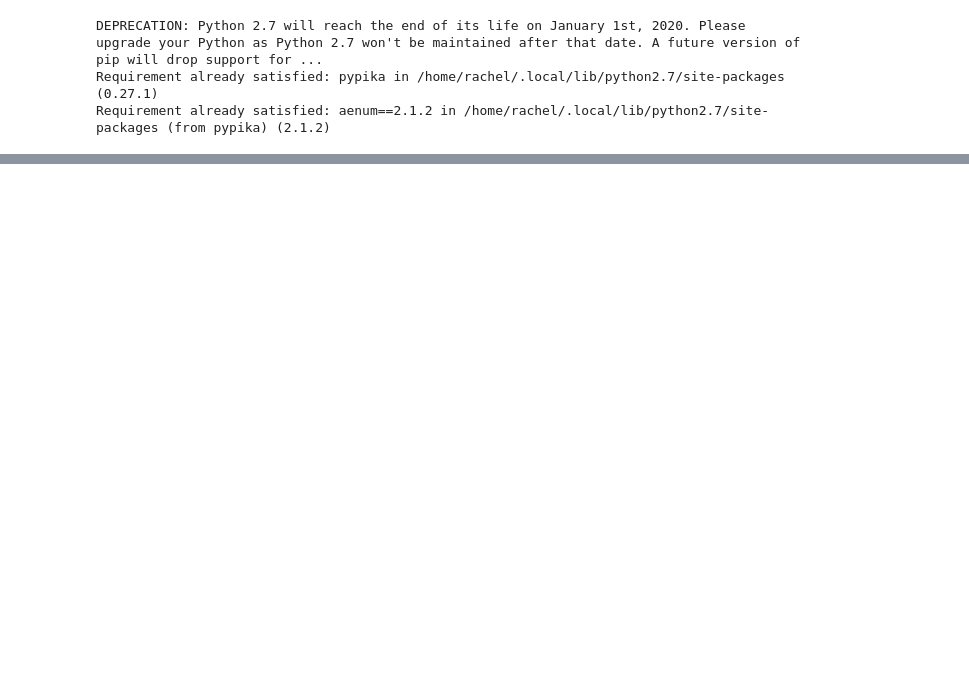
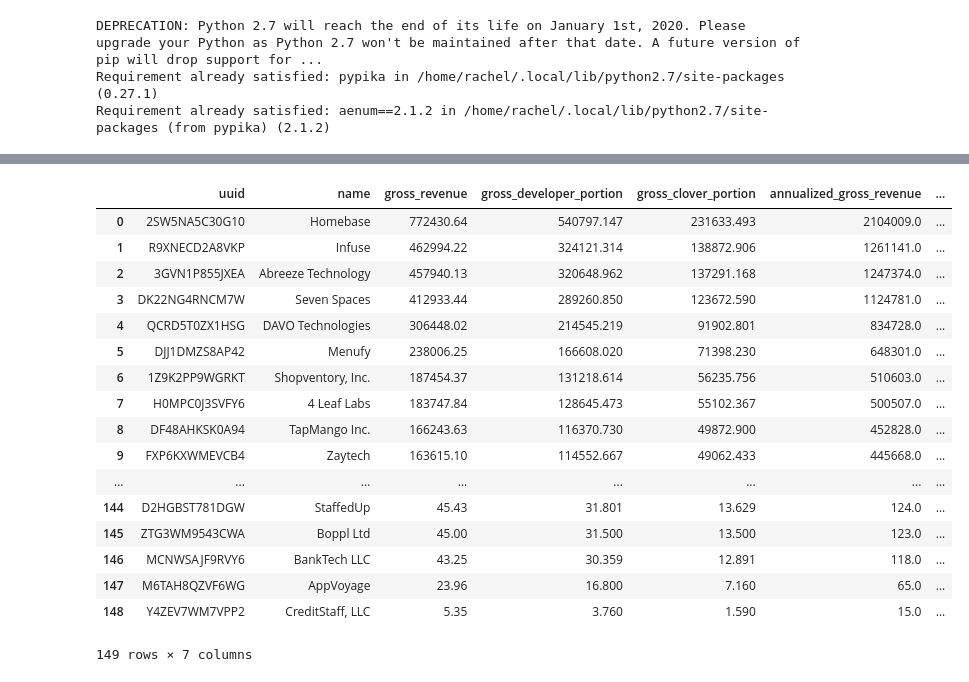
Before and after one commit to mtomko-clover/dashboard-move-test, a Jupyter notebook: notebooks/app_market_developer_rankings.ipynb, the cells around one changed output, grey strips where cells are left out. Cells and saved outputs as stored; diff of their text form; code cells hidden in the pictures; blank space fills up the shorter version.

Commit message:
Categorize by rev only

```diff
--- a/notebooks/app_market_developer_rankings.ipynb
+++ b/notebooks/app_market_developer_rankings.ipynb
@@ -93,0 +93,13 @@ SELECT `developer`.`uuid`,`developer`.`name`,SUM(`charge`.`amount`) `gross_reven
+# %%
+import datetime
+import calendar
+
+def annualize_ytd(value):
+    current = datetime.datetime.now()
+    day_of_year = current.timetuple().tm_yday
+    total_days = 366 if calendar.isleap(current.year) else 365
+    year_progress = float(day_of_year)/float(total_days)
+    return value/year_progress
+
+df["annualized_gross_revenue"] = df["gross_revenue"].map(lambda x: round(annualize_ytd(x)))
+df
@@ -93,0 +125,40 @@ SELECT `developer`.`uuid`,`developer`.`name`,SUM(`charge`.`amount`) `gross_reven
+# %%
+DIAMOND_REV_THRESHOLD = 2400000
+GOLD_REV_THRESHOLD    =  600000
+SILVER_REV_THRESHOLD  =  250000
+BRONZE_REV_THRESHOLD  =   50000
+
+def categorize_by_rev(value):
+    if value > DIAMOND_REV_THRESHOLD:
+        return "Diamond"
+    if value > GOLD_REV_THRESHOLD:
+        return "Gold"
+    if value > SILVER_REV_THRESHOLD:
+        return "Silver"
+    if value > BRONZE_REV_THRESHOLD:
+        return "Bronze"
+    else:
+        return "Public"
+
+
+df["support_tier"] = df["annualized_gross_revenue"].map(lambda x: categorize_by_rev(x))
+df
+# %% [output]
+|  | uuid | name | gross_revenue | gross_developer_portion | gross_clover_portion | annualized_gross_revenue | ... |
+| 0 | 2SW5NA5C30G10 | Homebase | 772430.64 | 540797.147 | 231633.493 | 2104009.0 | ... |
+| 1 | R9XNECD2A8VKP | Infuse | 462994.22 | 324121.314 | 138872.906 | 1261141.0 | ... |
+| 2 | 3GVN1P855JXEA | Abreeze Technology | 457940.13 | 320648.962 | 137291.168 | 1247374.0 | ... |
+| 3 | DK22NG4RNCM7W | Seven Spaces | 412933.44 | 289260.850 | 123672.590 | 1124781.0 | ... |
+| 4 | QCRD5T0ZX1HSG | DAVO Technologies | 306448.02 | 214545.219 | 91902.801 | 834728.0 | ... |
+| 5 | DJJ1DMZS8AP42 | Menufy | 238006.25 | 166608.020 | 71398.230 | 648301.0 | ... |
+| 6 | 1Z9K2PP9WGRKT | Shopventory, Inc. | 187454.37 | 131218.614 | 56235.756 | 510603.0 | ... |
+| 7 | H0MPC0J3SVFY6 | 4 Leaf Labs | 183747.84 | 128645.473 | 55102.367 | 500507.0 | ... |
+| 8 | DF48AHKSK0A94 | TapMango Inc. | 166243.63 | 116370.730 | 49872.900 | 452828.0 | ... |
+| 9 | FXP6KXWMEVCB4 | Zaytech | 163615.10 | 114552.667 | 49062.433 | 445668.0 | ... |
+| ... | ... | ... | ... | ... | ... | ... | ... |
+| 144 | D2HGBST781DGW | StaffedUp | 45.43 | 31.801 | 13.629 | 124.0 | ... |
+| 145 | ZTG3WM9543CWA | Boppl Ltd | 45.00 | 31.500 | 13.500 | 123.0 | ... |
+| 146 | MCNWSAJF9RVY6 | BankTech LLC | 43.25 | 30.359 | 12.891 | 118.0 | ... |
+| 147 | M6TAH8QZVF6WG | AppVoyage | 23.96 | 16.800 | 7.160 | 65.0 | ... |
+| 148 | Y4ZEV7WM7VPP2 | CreditStaff, LLC | 5.35 | 3.760 | 1.590 | 15.0 | ... |
+149 rows × 7 columns
```
Also changed, not shown: parts of 2 cells of this notebook.
